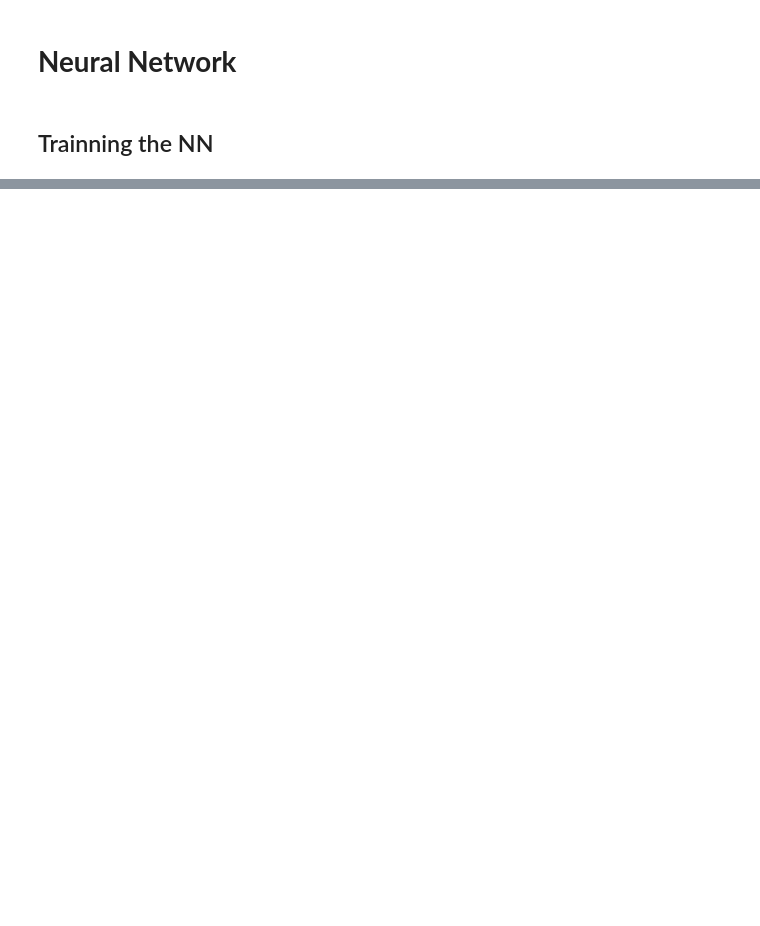
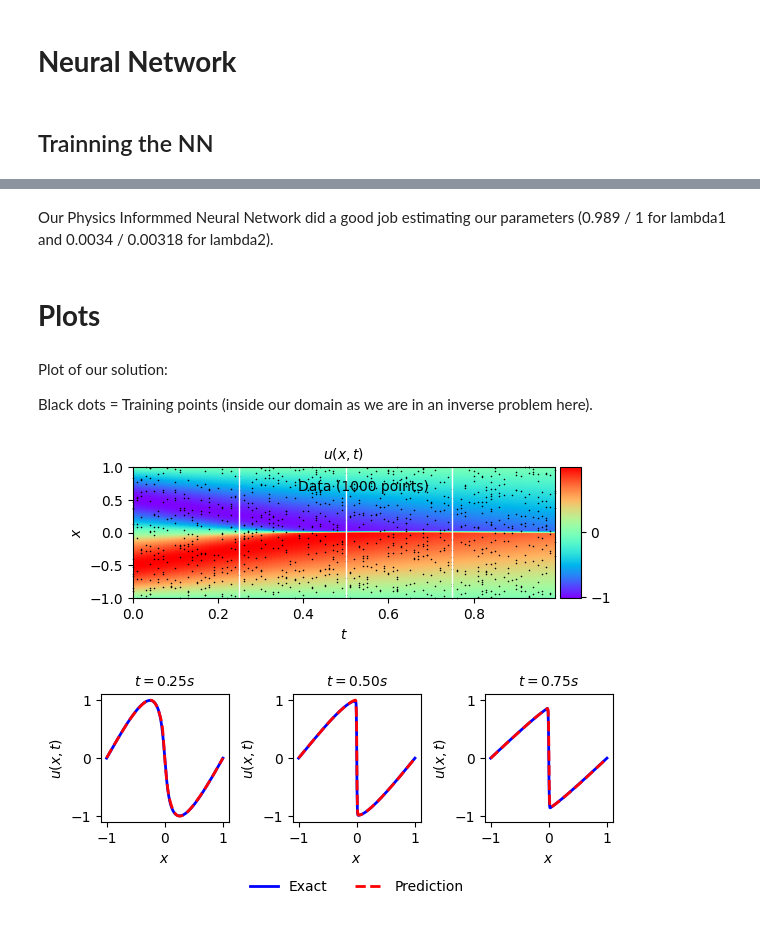
Before and after one commit to catalinapesquet/everything-training, a Jupyter notebook: PINNS_BurgersEquation.ipynb, the cells around one changed output, grey strips where cells are left out. Cells and saved outputs as stored; diff of their text form; code cells hidden in the pictures; blank space fills up the shorter version.

```diff
--- a/PINNS_BurgersEquation.ipynb
+++ b/PINNS_BurgersEquation.ipynb
@@ -307,0 +401,6 @@ lambda2=0.02
+# %%
+lambda1=2.0
+lambda2=0.02
+nu = 0.01/np.pi #diffusion coefficient
+
+print("Te real 𝜆 = [", 1.0,nu,"]. Our initial guess will be 𝜆 _PINN= [",lambda1,lambda2,"]")
@@ -308,13 +409,5 @@ lambda2=0.02
 # %% [markdown]
 # **Neural Network**
-# %%
-class FCN():
-  def __init__(self, layers):
-
-    'Initiative iterator'
-    self.iter = 0
-    'Initialize our new parameters i.e. lambda (Inverse problem)'
-    self.lambda1 = torch.tensor(lambda1)
 # %%
 class DNN(nn.Module):
     def __init__(self,layers):
@@ -358,3 +451,5 @@ class DNN(nn.Module):
         a = self.linears[-1](a)
 
         return a
+# %%
+f_hat = torch.zeros(X_train_Nu.shape[0],1).to(device)
@@ -364,5 +542,5 @@ class DNN(nn.Module):
 layers = np.array([2,20,20,20,20,20,20,20,20,1]) #8 hidden layers
 # %%
-PINN = DNN(layers)
+PINN = FCN(layers)
 PINN
 # %% [output]
@@ -376,0 +584,13 @@ DNN(
+# %% [markdown]
+Our Physics Informmed Neural Network did a good job estimating our parameters (0.989 / 1 for lambda1 and 0.0034 / 0.00318 for lambda2).
+# %% [markdown]
+# **Plots**
+# %% [markdown]
+Plot of our solution:
+
+Black dots = Training points (inside our domain as we are in an inverse problem here).
+# %%
+error_vec, u_pred = PINN.test()
+solutionplot(u_pred, X_train_Nu.cpu().detach().numpy(), U_train_Nu)
+# %% [output]
+[figure, added]
```
Also changed, not shown: parts of 21 cells of this notebook.
